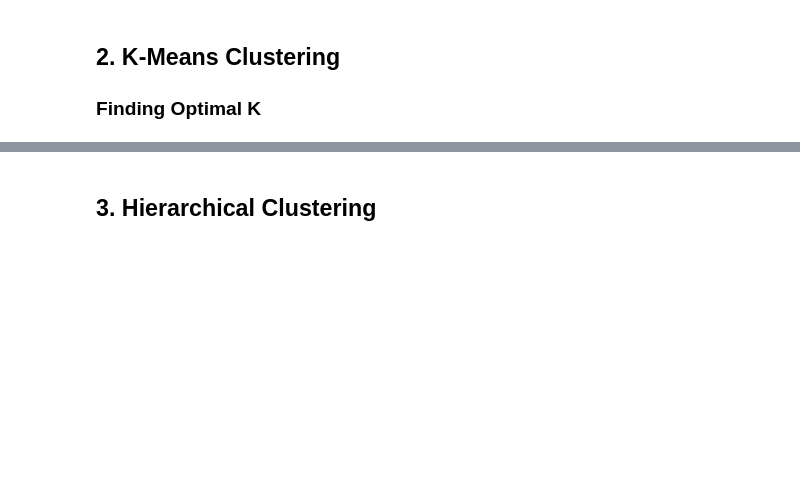
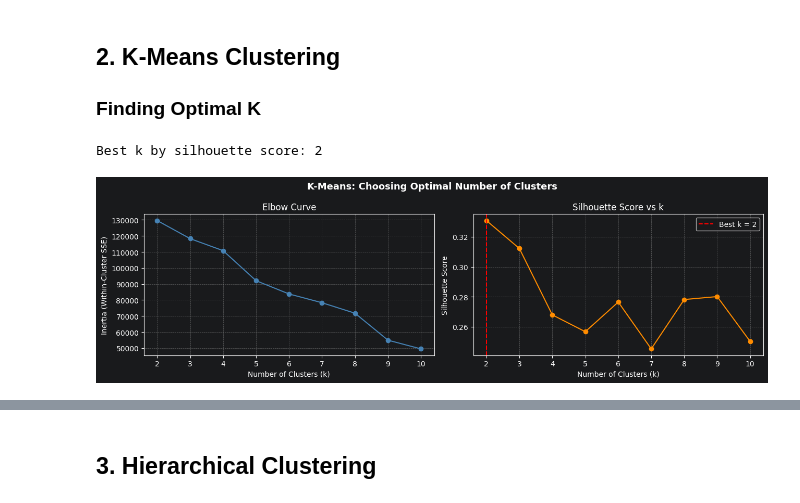
Before and after one commit to DigiCrome-Academy/real-estate-prediction-bnelsonemail, a Jupyter notebook: notebooks/02_clustering_analysis.ipynb, the cells around one changed output, grey strips where cells are left out. Cells and saved outputs as stored; diff of their text form; code cells hidden in the pictures; blank space fills up the shorter version.

```diff
--- a/notebooks/02_clustering_analysis.ipynb
+++ b/notebooks/02_clustering_analysis.ipynb
@@ -41,0 +38,32 @@ print(f"Feature names: {feature_names}")
+# %%
+
+# --- Find Optimal K ---
+k_results = find_optimal_k(X_scaled, k_range=range(2, 11))
+
+best_k = k_results['best_k_silhouette']
+print(f"Best k by silhouette score: {best_k}")
+
+fig, axes = plt.subplots(1, 2, figsize=(13, 4))
+
+# Elbow curve
+axes[0].plot(k_results['k_range'], k_results['inertias'], marker='o', color='steelblue')
+axes[0].set_title('Elbow Curve')
+axes[0].set_xlabel('Number of Clusters (k)')
+axes[0].set_ylabel('Inertia (Within-Cluster SSE)')
+axes[0].grid(True, linestyle='--', alpha=0.5)
+
+# Silhouette scores
+axes[1].plot(k_results['k_range'], k_results['silhouette_scores'], marker='o', color='darkorange')
+axes[1].axvline(x=best_k, color='red', linestyle='--', label=f'Best k = {best_k}')
+axes[1].set_title('Silhouette Score vs k')
+axes[1].set_xlabel('Number of Clusters (k)')
+axes[1].set_ylabel('Silhouette Score')
+axes[1].legend()
+axes[1].grid(True, linestyle='--', alpha=0.5)
+
+plt.suptitle('K-Means: Choosing Optimal Number of Clusters', fontsize=13, fontweight='bold')
+plt.tight_layout()
+plt.show()
+# %% [output]
+Best k by silhouette score: 2
+[figure, added]
```
Also changed, not shown: parts of 4 cells of this notebook.
